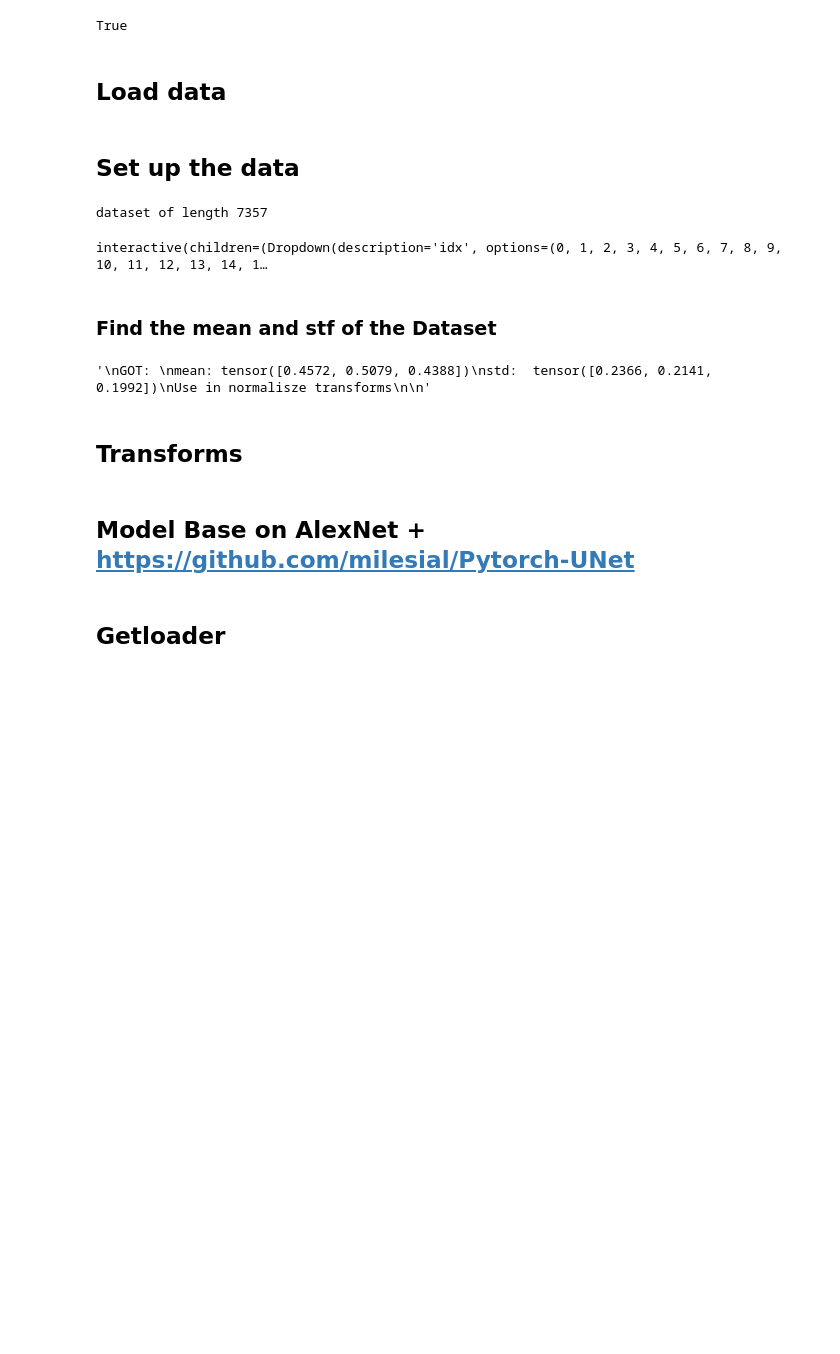
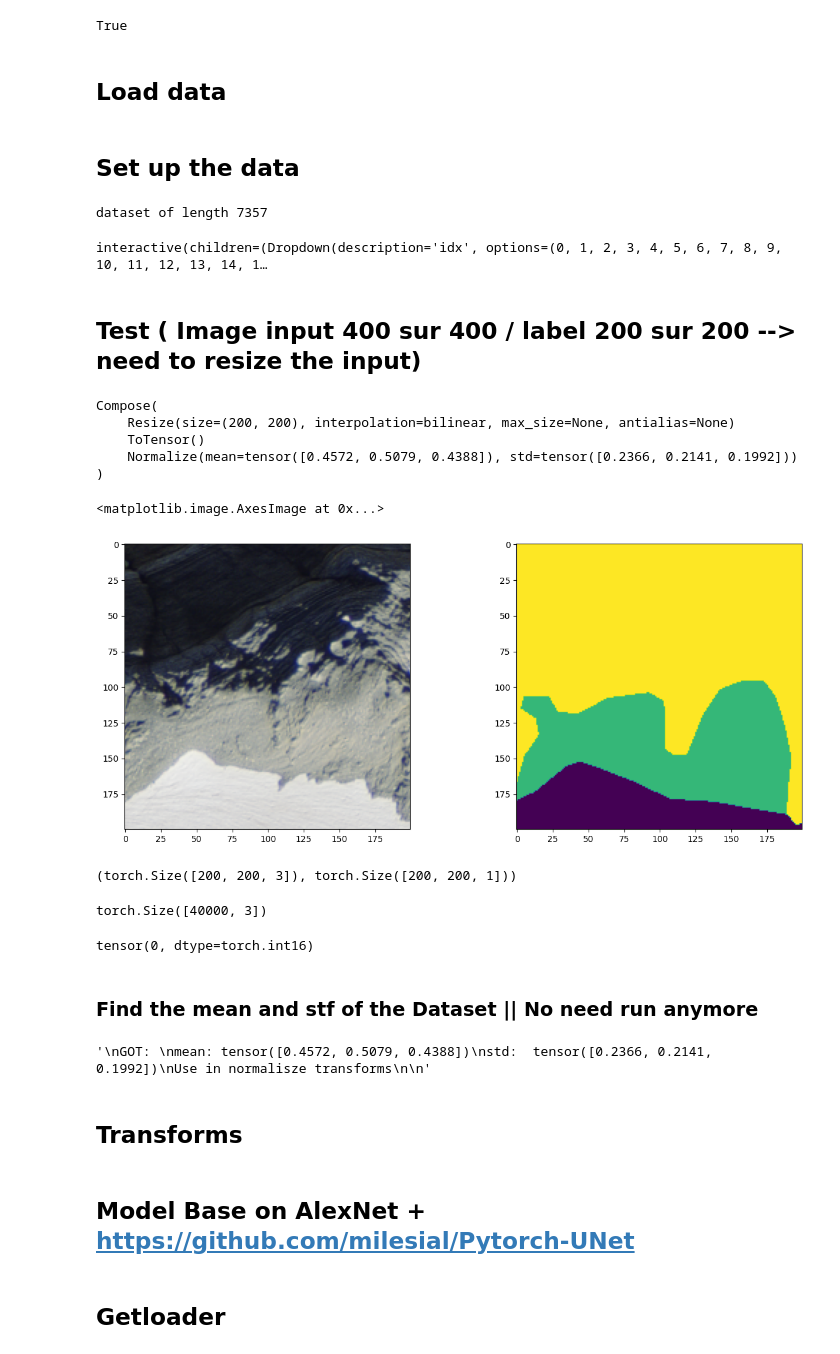
Before and after one commit to a-texier/IPEO-project-2022, a Jupyter notebook: Project-IPEO-2022.ipynb, the cells around one changed output. Cells and saved outputs as stored; diff of their text form; code cells hidden in the pictures; blank space fills up the shorter version.

```diff
--- a/Project-IPEO-2022.ipynb
+++ b/Project-IPEO-2022.ipynb
@@ -70,14 +70,14 @@ class Alpine(Dataset):
 
     # mapping between label class names and indices
     LABEL_CLASSES = {
-      'rocks': 		  1,
-      'scree': 			    2,
-      'sparse_rocks': 	  3,
-      'water': 				      4,
-      'glacier_and_permanent_snow': 			    5,
-      'forest': 			    6,
-      'sparse_forest':   7,
-      'grasslands_and_others': 				    8,
+      'rocks': 		  0,
+      'scree': 			    1,
+      'sparse_rocks': 	  2,
+      'water': 				      3,
+      'glacier_and_permanent_snow': 			    4,
+      'forest': 			    5,
+      'sparse_forest':   6,
+      'grasslands_and_others': 				    7,
 
     }
 
@@ -146,8 +146,41 @@ def plot_sample(idx=0):
 # %% [output]
 dataset of length 7357
 interactive(children=(Dropdown(description='idx', options=(0, 1, 2, 3, 4, 5, 6, 7, 8, 9, 10, 11, 12, 13, 14, 1…
+# %% [markdown]
+## Test ( Image input 400 sur 400 / label 200 sur 200 --> need to resize the input)
+# %%
+train_dataset = Alpine(transforms=transforms_train, split='train')
+# %%
+transforms_train
+# %% [output]
+Compose(
+    Resize(size=(200, 200), interpolation=bilinear, max_size=None, antialias=None)
+    ToTensor()
+    Normalize(mean=tensor([0.4572, 0.5079, 0.4388]), std=tensor([0.2366, 0.2141, 0.1992]))
+)
+# %%
+plt.figure(figsize=(15, 6))
+plt.subplot(1,2,1)
+plt.imshow(unnormalize(train_dataset[94][0]).permute(1,2,0))
+plt.subplot(1,2,2)
+plt.imshow((train_dataset[94][1]).permute(1,2,0))
+# %% [output]
+<matplotlib.image.AxesImage at 0x...>
+[figure, added]
+# %%
+train_dataset[94][0].permute(1,2,0).shape,train_dataset[94][1].permute(1,2,0).shape
+# %% [output]
+(torch.Size([200, 200, 3]), torch.Size([200, 200, 1]))
+# %%
+train_dataset[94][0].flatten(-2).permute(1,0).shape
+# %% [output]
+torch.Size([40000, 3])
+# %%
+(train_dataset[5000][1]).min()
+# %% [output]
+tensor(0, dtype=torch.int16)
 # %% [markdown]
-### Find the mean and stf of the Dataset
+### Find the mean and stf of the Dataset || No need run  anymore
 # %%
 transforms_train = T.Compose([
   T.ToTensor()
```
Also changed, not shown: parts of 16 cells of this notebook.
